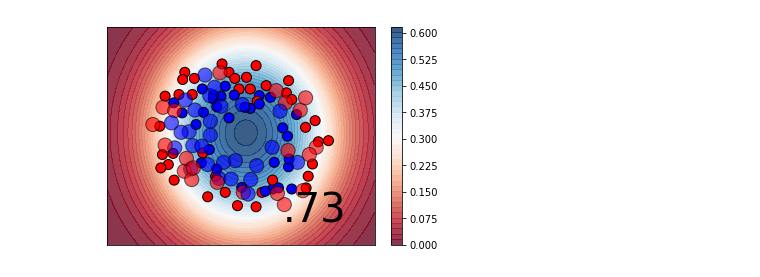
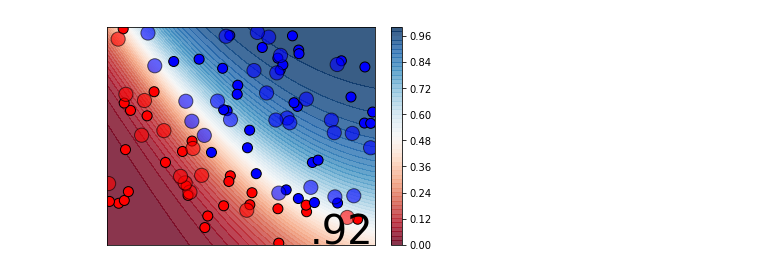
Before and after one commit to itba-machine-learning/Intro-Probabilidad, a Jupyter notebook: Problema 2.ipynb, the cells around one changed output. Cells and saved outputs as stored; diff of their text form; code cells hidden in the pictures.

```diff
--- a/Problema 2.ipynb
+++ b/Problema 2.ipynb
@@ -57,10 +57,8 @@ def train_and_plot(X, y, h=1):
     plot_boundaries(X_train, X_test, y_train, y_test, score, gaussianNB.predict_proba)
     return
 # %%
-set2 = 'datasets\chip_tests.txt'
-
-def plot(fname, delimiter=',')
-    data = np.genfromtxt(fname=, delimiter=delimiter)
+def plot(fname, delimiter=','):
+    data = np.genfromtxt(fname=fname, delimiter=delimiter)
     y = data[:, -1] # Última columna --> Label
     x = data[:, :-1] # Primeras dos columnas --> Features
     train_and_plot(x, y)
@@ -88,12 +65,4 @@ plot()
-# %%
-X = []
-y = []
-with open("./datasets/chip_tests.txt") as m:
-    for i,line in enumerate(m):
-        data = np.genfromtxt(StringIO(line), delimiter=",")
-        subX = data[0], data[1]
-        X.append(subX)
-        y.append(data[2])
-train_and_plot(np.array(X), y)
-# %% [output]
-[figure, removed]
+# %%
+plot('./datasets/student_admission.txt')
+# %% [output]
+[figure, added]
```
Also changed, not shown: parts of 3 cells of this notebook, 3 other files.
